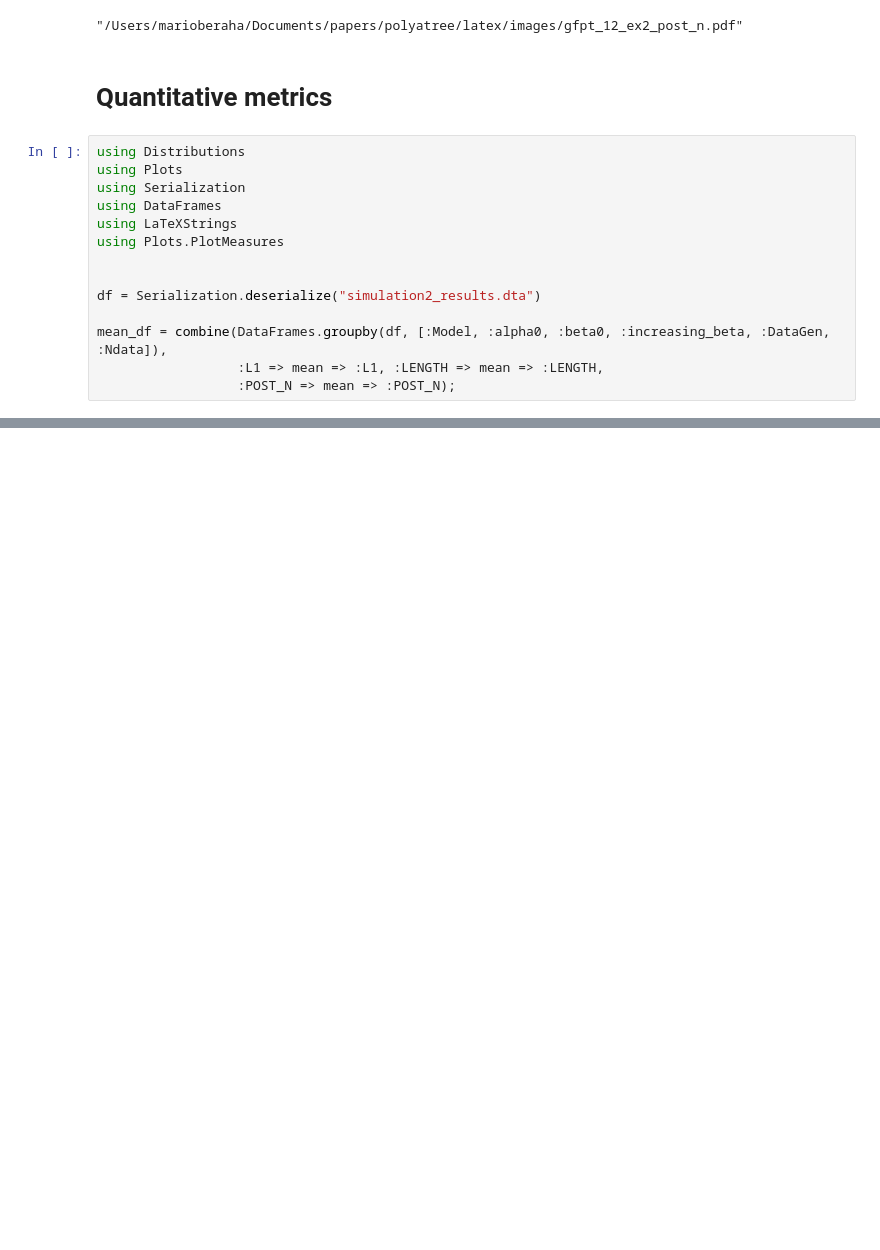
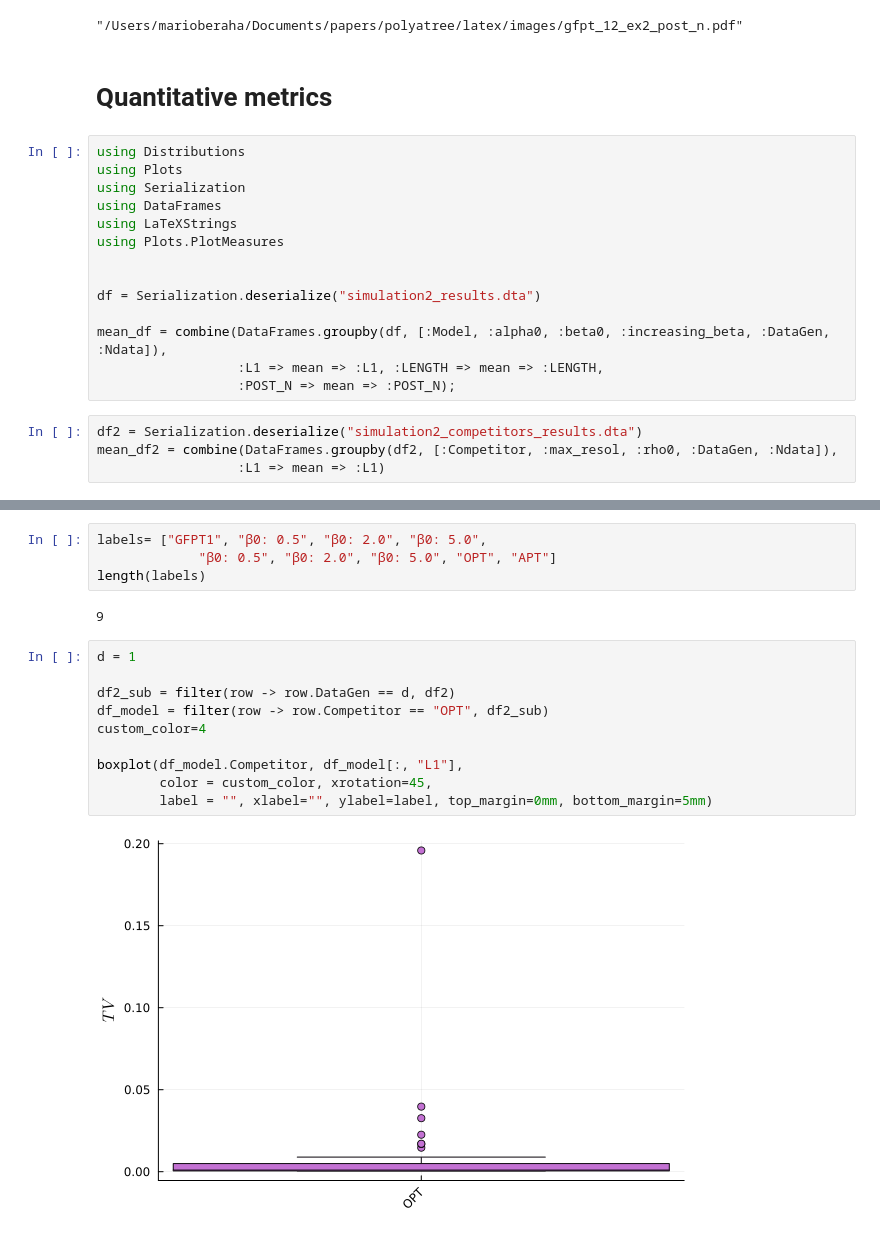
Before and after one commit to mberaha/FinitePolyaTrees, a Jupyter notebook: Plots.ipynb, the cells around one changed output, grey strips where cells are left out. Saved outputs shown, nothing was run; the diff lists cells and outputs as text; blank space fills up the shorter version.

```diff
--- a/Plots.ipynb
+++ b/Plots.ipynb
@@ -428,3 +423,7 @@ df = Serialization.deserialize("simulation2_results.dta")
 mean_df = combine(DataFrames.groupby(df, [:Model, :alpha0, :beta0, :increasing_beta, :DataGen, :Ndata]),
                   :L1 => mean => :L1, :LENGTH => mean => :LENGTH,
                   :POST_N => mean => :POST_N);
+# %%
+df2 = Serialization.deserialize("simulation2_competitors_results.dta")
+mean_df2 = combine(DataFrames.groupby(df2, [:Competitor, :max_resol, :rho0, :DataGen, :Ndata]),
+                  :L1 => mean => :L1)
@@ -553,0 +721,18 @@ GKS: Rectangle definition is invalid in routine SET_VIEWPORT
+# %%
+labels= ["GFPT1", "β0: 0.5", "β0: 2.0", "β0: 5.0",
+             "β0: 0.5", "β0: 2.0", "β0: 5.0", "OPT", "APT"]
+length(labels)
+# %% [output]
+9
+# %%
+d = 1
+
+df2_sub = filter(row -> row.DataGen == d, df2)
+df_model = filter(row -> row.Competitor == "OPT", df2_sub)
+custom_color=4
+
+boxplot(df_model.Competitor, df_model[:, "L1"],
+        color = custom_color, xrotation=45,
+        label = "", xlabel="", ylabel=label, top_margin=0mm, bottom_margin=5mm)
+# %% [output]
+[figure, added]
```
Also changed, not shown: parts of 13 cells of this notebook, 15 other files.
